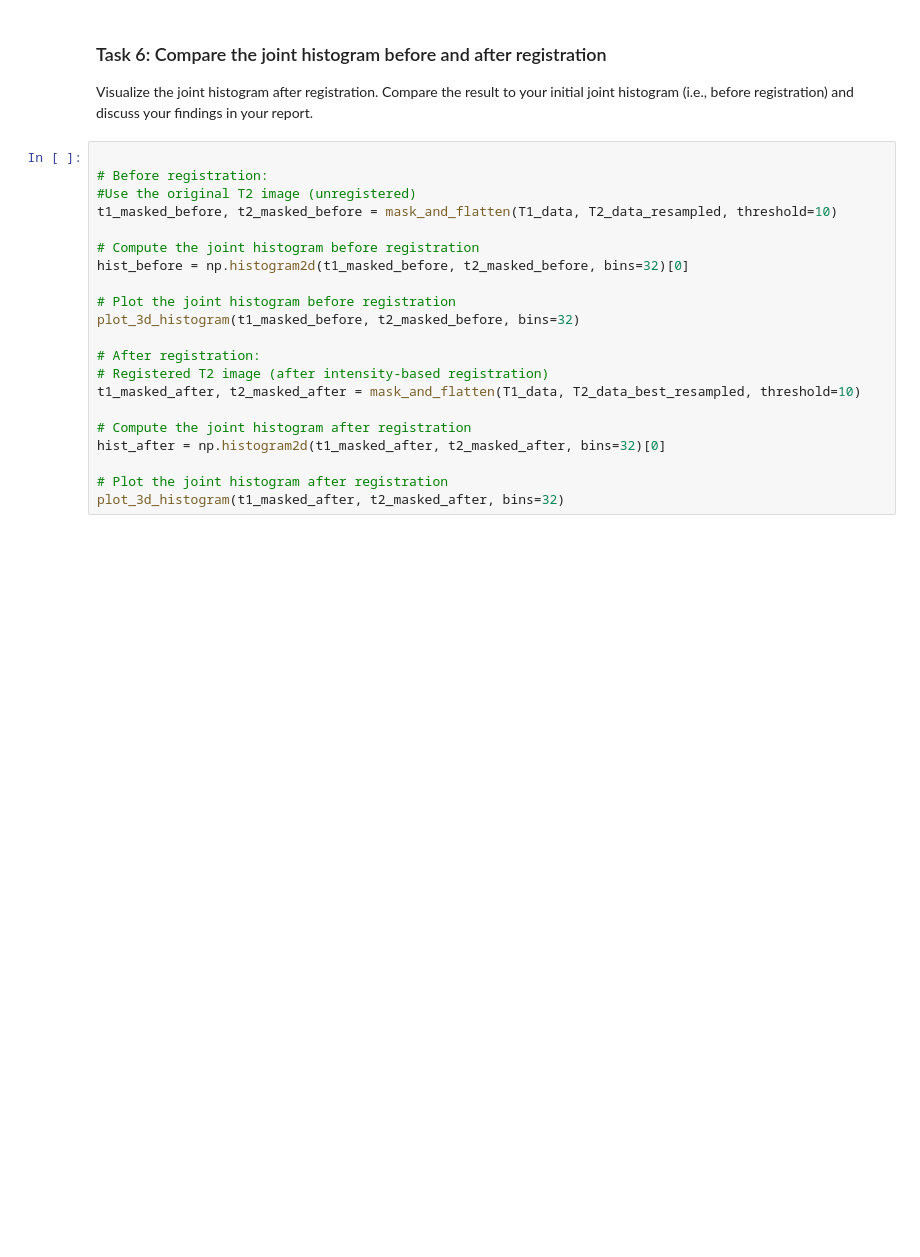
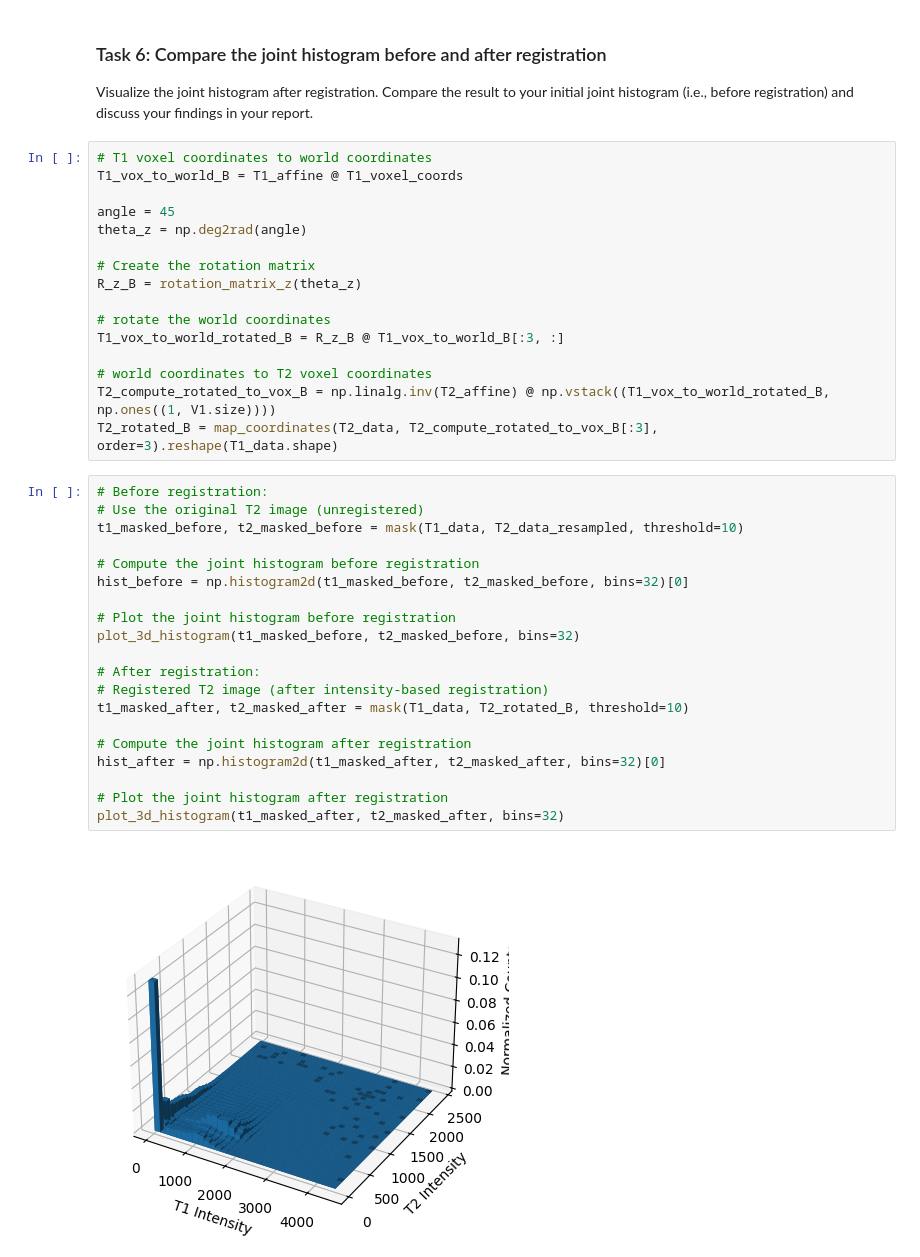
Before and after one commit to aliciags/medical-image-analysis-dtu, a Jupyter notebook: w3/Ex3_student.ipynb, the cells around one changed output. Cells and saved outputs as stored; diff of their text form; blank space fills up the shorter version.

```diff
--- a/w3/Ex3_student.ipynb
+++ b/w3/Ex3_student.ipynb
@@ -576,25 +580,41 @@ Best angle: 0 degrees, Lowest Energy: -0.1167
 ### Task 6: Compare the joint histogram before and after registration
 
 Visualize the joint histogram after registration. Compare the result to your initial joint histogram (i.e., before registration) and discuss your findings in your report.
+# %%
+# T1 voxel coordinates to world coordinates
+T1_vox_to_world_B = T1_affine @ T1_voxel_coords
+
+angle = 45
+theta_z = np.deg2rad(angle)
+
+# Create the rotation matrix
+R_z_B = rotation_matrix_z(theta_z)
+
+# rotate the world coordinates
+T1_vox_to_world_rotated_B = R_z_B @ T1_vox_to_world_B[:3, :]
+
+# world coordinates to T2 voxel coordinates
+T2_compute_rotated_to_vox_B = np.linalg.inv(T2_affine) @ np.vstack((T1_vox_to_world_rotated_B, np.ones((1, V1.size))))
+T2_rotated_B = map_coordinates(T2_data, T2_compute_rotated_to_vox_B[:3], order=3).reshape(T1_data.shape)
 # %%
-
 # Before registration:
-#Use the original T2 image (unregistered)
-t1_masked_before, t2_masked_before = mask_and_flatten(T1_data, T2_data_resampled, threshold=10)
+# Use the original T2 image (unregistered)
+t1_masked_before, t2_masked_before = mask(T1_data, T2_data_resampled, threshold=10)
 
 # Compute the joint histogram before registration
 hist_before = np.histogram2d(t1_masked_before, t2_masked_before, bins=32)[0]
 
 # Plot the joint histogram before registration
 plot_3d_histogram(t1_masked_before, t2_masked_before, bins=32)
 
 # After registration:
 # Registered T2 image (after intensity-based registration)
-t1_masked_after, t2_masked_after = mask_and_flatten(T1_data, T2_data_best_resampled, threshold=10)
+t1_masked_after, t2_masked_after = mask(T1_data, T2_rotated_B, threshold=10)
 
 # Compute the joint histogram after registration
 hist_after = np.histogram2d(t1_masked_after, t2_masked_after, bins=32)[0]
 
 # Plot the joint histogram after registration
 plot_3d_histogram(t1_masked_after, t2_masked_after, bins=32)
 # %% [output]
+[figure, added]
```
Also changed, not shown: parts of 21 cells of this notebook, 5 other files.
